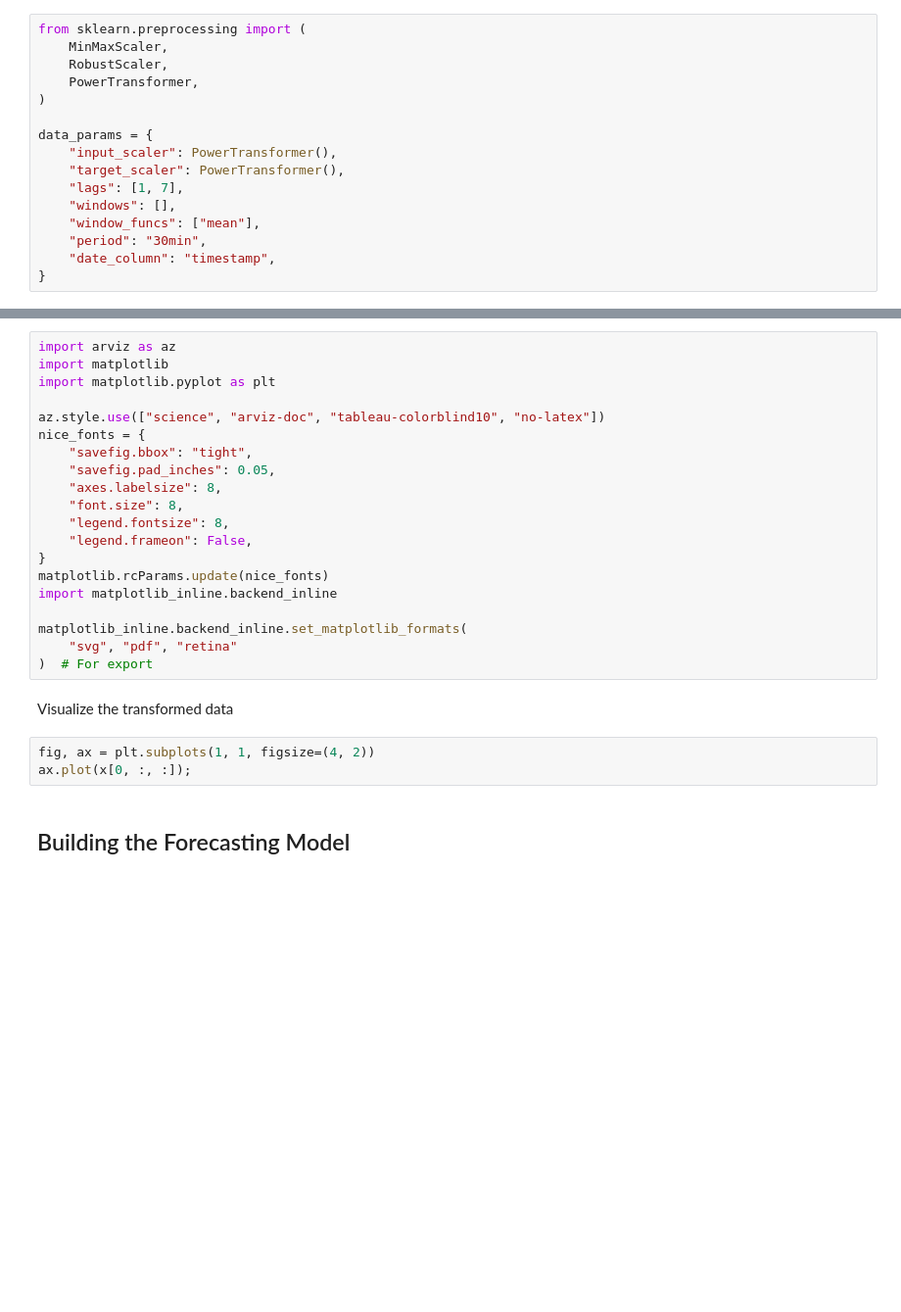
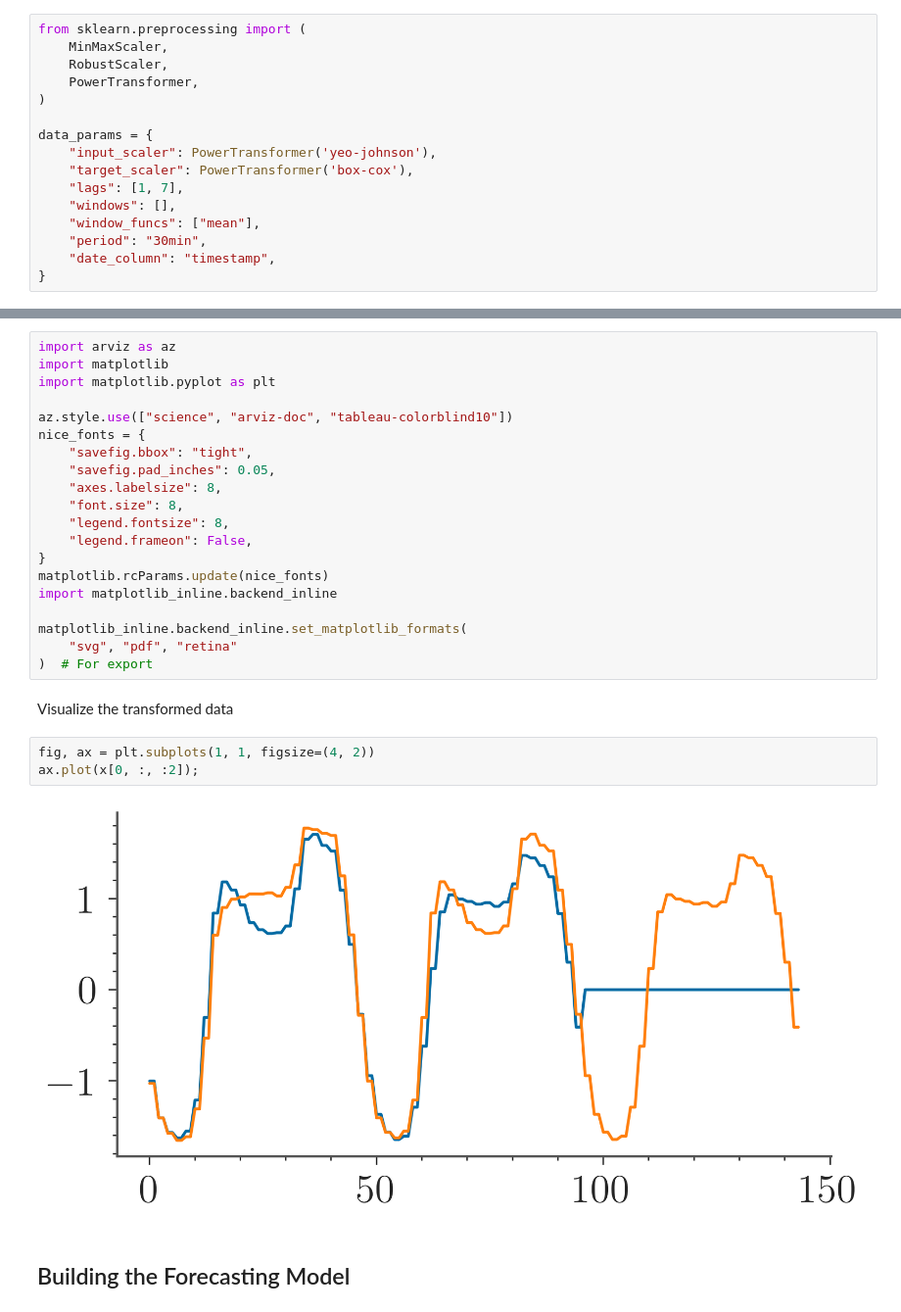
Before and after one commit to sambaiga/mlpforecast, a Jupyter notebook: example/getting_started.ipynb, the cells around one changed output, grey strips where cells are left out. Shown at 98% size. Saved outputs shown, nothing was run; the diff lists cells and outputs as text; blank space fills up the shorter version.

```diff
--- a/example/getting_started.ipynb
+++ b/example/getting_started.ipynb
@@ -46,8 +46,8 @@ from sklearn.preprocessing import (
 )
 
 data_params = {
-    "input_scaler": PowerTransformer(),
-    "target_scaler": PowerTransformer(),
+    "input_scaler": PowerTransformer('yeo-johnson'),
+    "target_scaler": PowerTransformer('box-cox'),
     "lags": [1, 7],
     "windows": [],
     "window_funcs": ["mean"],
@@ -83,7 +101,7 @@ import arviz as az
 import matplotlib
 import matplotlib.pyplot as plt
 
-az.style.use(["science", "arviz-doc", "tableau-colorblind10", "no-latex"])
+az.style.use(["science", "arviz-doc", "tableau-colorblind10"])
 nice_fonts = {
     "savefig.bbox": "tight",
     "savefig.pad_inches": 0.05,
@@ -102,7 +120,9 @@ matplotlib_inline.backend_inline.set_matplotlib_formats(
  Visualize the transformed data
 # %%
 fig, ax = plt.subplots(1, 1, figsize=(4, 2))
-ax.plot(x[0, :, :]);
+ax.plot(x[0, :, :2]);
+# %% [output]
+[figure, added]
 # %% [markdown]
 ## Building the Forecasting Model
 # %% [markdown]
```
Also changed, not shown: parts of 10 cells of this notebook, 42 other files.
